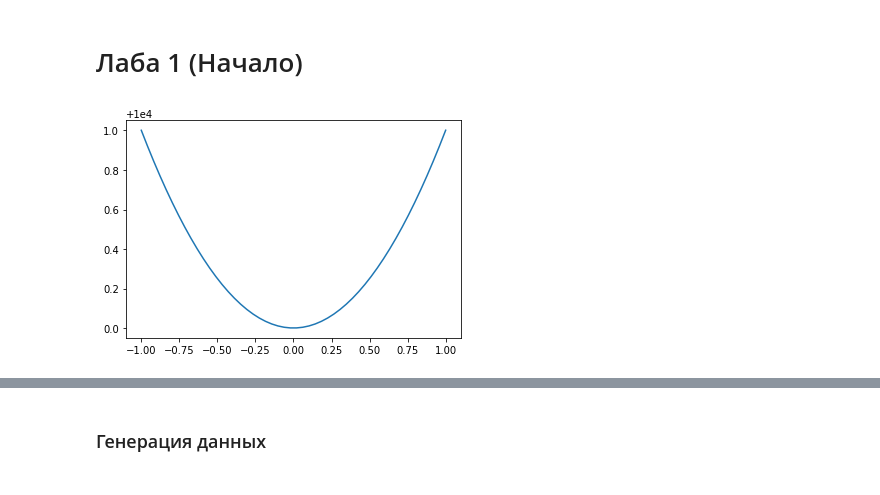
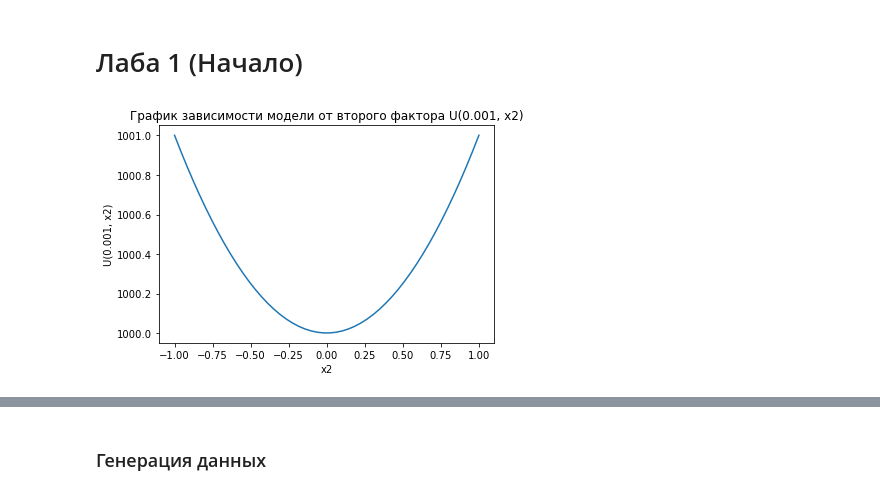
Before and after one commit to Protiven/SMAD, a Jupyter notebook: Lab_1_2/Lab_1_2.ipynb, the cells around one changed output, grey strips where cells are left out. Cells and saved outputs as stored; diff of their text form; code cells hidden in the pictures.

```diff
--- a/Lab_1_2/Lab_1_2.ipynb
+++ b/Lab_1_2/Lab_1_2.ipynb
@@ -3,13 +3,17 @@
 # %%
 import numpy as np
 import matplotlib.pyplot as plt
+import scipy
 
 u1 = lambda x1, x2: 1 * 0.001 + 1 / x1 * 1 + x1 * 0.001 + x2 * 0.0001 + x2**2 * 1
 
 
 fig = plt.subplots()
 x = np.linspace(-1, 1, 50)
-plt.plot(x, u1(0.0001, x))
+plt.title("График зависимости модели от второго фактора U(0.001, x2)")
+plt.xlabel('x2')
+plt.ylabel('U(0.001, x2)')
+plt.plot(x, u1(0.001, x))
 plt.show()
 # %% [output]
-[figure, old version]
+[figure, new version]
```
Also changed, not shown: parts of 8 cells of this notebook, 4 other files.
